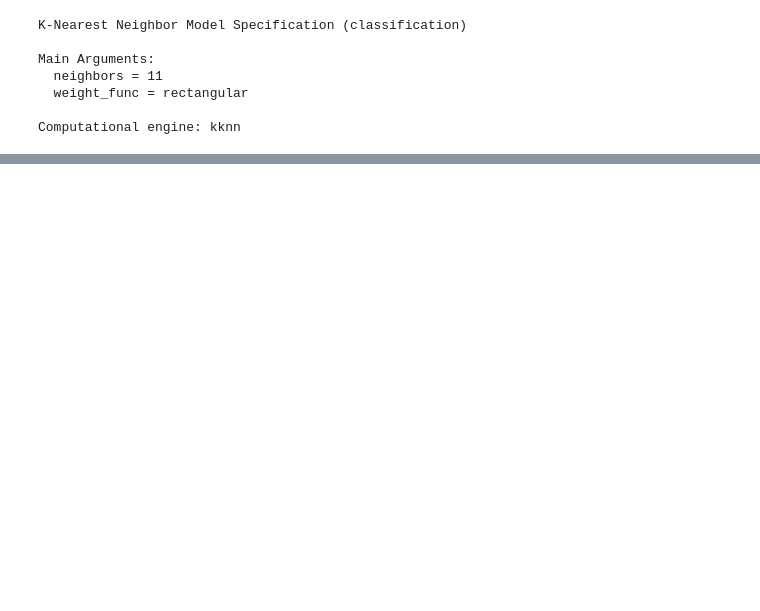
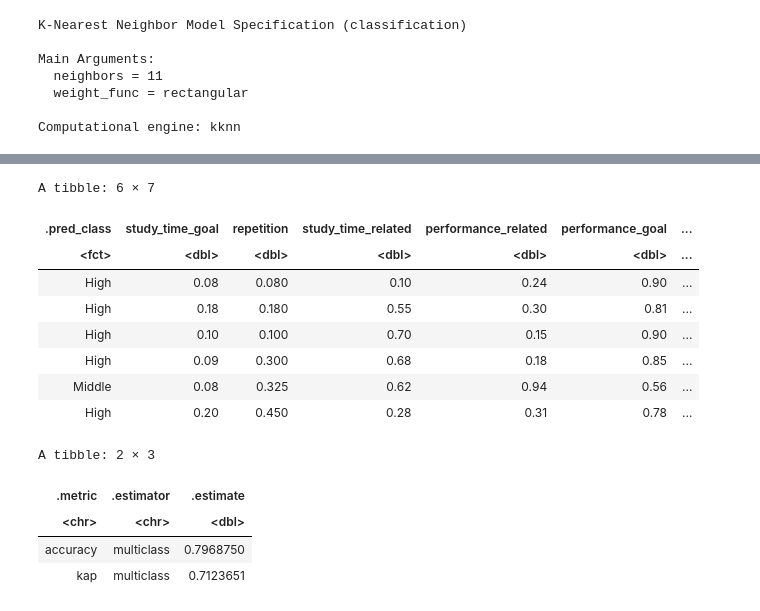
Before and after one commit to afellhauer/DSCI_Group_Project, a Jupyter notebook: project_report.ipynb, the cells around one changed output, grey strips where cells are left out. Saved outputs shown, nothing was run; the diff lists cells and outputs as text; code cells hidden in the pictures; blank space fills up the shorter version.

```diff
--- a/project_report.ipynb
+++ b/project_report.ipynb
@@ -145,9 +158,9 @@ STEP 3: Create the KNN model using the selected K value
 # %%
-knowledge_spec2 <- nearest_neighbor(weight_func = "rectangular",
+know_spec_best <- nearest_neighbor(weight_func = "rectangular",
                              neighbors = 11) |>
   set_engine("kknn") |>
   set_mode("classification")
-knowledge_spec2
+know_spec_best
 # %% [output]
 K-Nearest Neighbor Model Specification (classification)
 
@@ -160,0 +174,8 @@ STEP 4: Train the classifier using the training set
+# %%
+#Create new workflow using the training set
+knowledge_best <- workflow() |>
+  add_recipe(knowledge_recipe) |>
+  add_model(know_spec_best)|>
+    fit(knowledge_training)
+
+knowledge_best
@@ -160,0 +202,27 @@ STEP 4: Train the classifier using the training set
+# %%
+#Test effectiveness of workflow with training set
+
+predict_train <- predict(knowledge_best , knowledge_training)|>
+                        bind_cols(knowledge_training)
+
+head(predict_train)
+
+accuracy_train<-predict_train|>
+                        metrics(truth = user_knowledge, estimate = .pred_class)
+
+accuracy_train
+# %% [output]
+A tibble: 6 × 7
+| .pred_class | study_time_goal | repetition | study_time_related | performance_related | performance_goal | ... |
+| <fct> | <dbl> | <dbl> | <dbl> | <dbl> | <dbl> | ... |
+| High | 0.08 | 0.080 | 0.10 | 0.24 | 0.90 | ... |
+| High | 0.18 | 0.180 | 0.55 | 0.30 | 0.81 | ... |
+| High | 0.10 | 0.100 | 0.70 | 0.15 | 0.90 | ... |
+| High | 0.09 | 0.300 | 0.68 | 0.18 | 0.85 | ... |
+| Middle | 0.08 | 0.325 | 0.62 | 0.94 | 0.56 | ... |
+| High | 0.20 | 0.450 | 0.28 | 0.31 | 0.78 | ... |
+A tibble: 2 × 3
+| .metric | .estimator | .estimate |
+| <chr> | <chr> | <dbl> |
+| accuracy | multiclass | 0.7968750 |
+| kap | multiclass | 0.7123651 |
```
Also changed, not shown: parts of 14 cells of this notebook.
